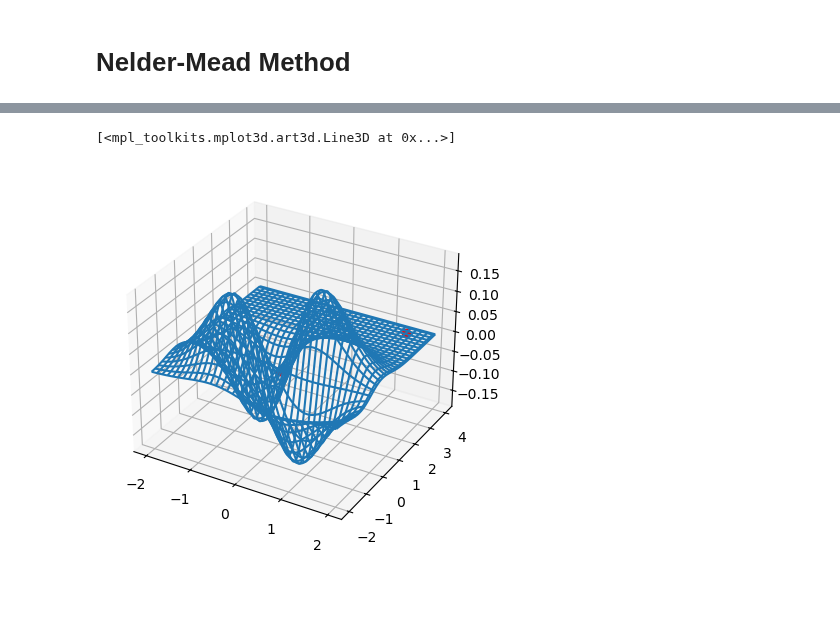
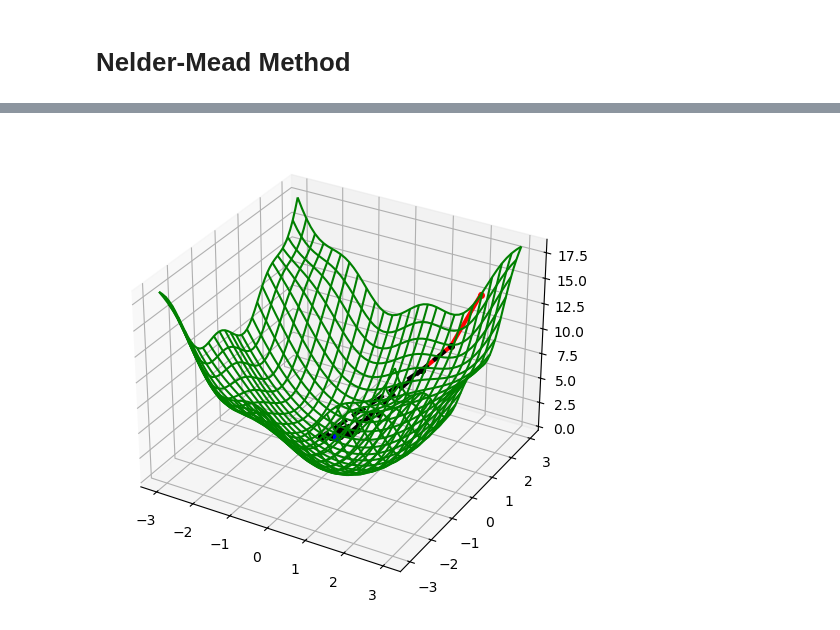
Before and after one commit to HyuntaeKR/numanal2023, a Jupyter notebook: optimization.ipynb, the cells around one changed output, grey strips where cells are left out. Cells and saved outputs as stored; diff of their text form; code cells hidden in the pictures; blank space fills up the shorter version.

Commit message:
Complete Nelder-Mead trajectory

```diff
--- a/optimization.ipynb
+++ b/optimization.ipynb
@@ -243,20 +242,39 @@ print(root2)
-# %%
-# Take a look at the objective function
-import numpy as np
-import matplotlib.pyplot as plt
-from mpl_toolkits.mplot3d import Axes3D
-
-x = np.linspace(-2, 2, 101)
-y = np.linspace(-2, 4, 101)
-
-xgrid, ygrid = np.meshgrid(x, y)
-zgrid = my_func([xgrid, ygrid])
-
-figure = plt.figure()
-ax = plt.axes(projection="3d", proj_type="persp")
-ax.plot_wireframe(xgrid, ygrid, zgrid, cmap="winter")
-ax.plot(0.04940491, -0.05059509, my_func([0.04940491, -0.05059509]), c="r", marker="o")
-ax.plot(1.474e00, 3.625e00, my_func([1.474e00, 3.625e00]), c="r", marker="o")
-# %% [output]
-[<mpl_toolkits.mplot3d.art3d.Line3D at 0x...>]
-[figure, removed]
+# %%
+# Example of Nelder-Mead method
+import time
+
+
+def my_func(x_vect: nptyping.ArrayLike):
+    x = x_vect[0]
+    y = x_vect[1]
+    return x**2 + y**2 + np.sin(x * y)
+
+
+X0 = np.array([[1.0, 2.0], [1.5, 2.5], [2.0, 3.0]]).T
+minimum, traj = nelder_mead(my_func, X0, traj=True)
+plt.ion()
+fig = plt.figure(figsize=(9, 6))
+ax = plt.axes(projection="3d")
+xrange = np.linspace(-3, 3, 51)
+yrange = np.linspace(-3, 3, 51)
+xgrid, ygrid = np.meshgrid(xrange, yrange)
+zgrid = my_func([xgrid, ygrid])
+
+ax.plot_wireframe(xgrid, ygrid, zgrid, color="green")
+num_traj = len(traj[0, 0, :])
+for i in range(num_traj):
+    x = traj[0, :, i]
+    y = traj[1, :, i]
+    z = my_func([x, y])
+    if i == 0:
+        ax.plot(x, y, z, "ro-", linewidth=3, markersize=4)
+    elif i == num_traj - 1:
+        ax.plot(x, y, z, "bo-", linewidth=3, markersize=4)
+    else:
+        ax.plot(x, y, z, "ko--", linewidth=3, markersize=4)
+    fig.canvas.draw()
+    fig.canvas.flush_events()
+    time.sleep(0.5)
+plt.show()
+# %% [output]
+[figure, added]
```
Also changed, not shown: parts of 4 cells of this notebook, 1 other file.
